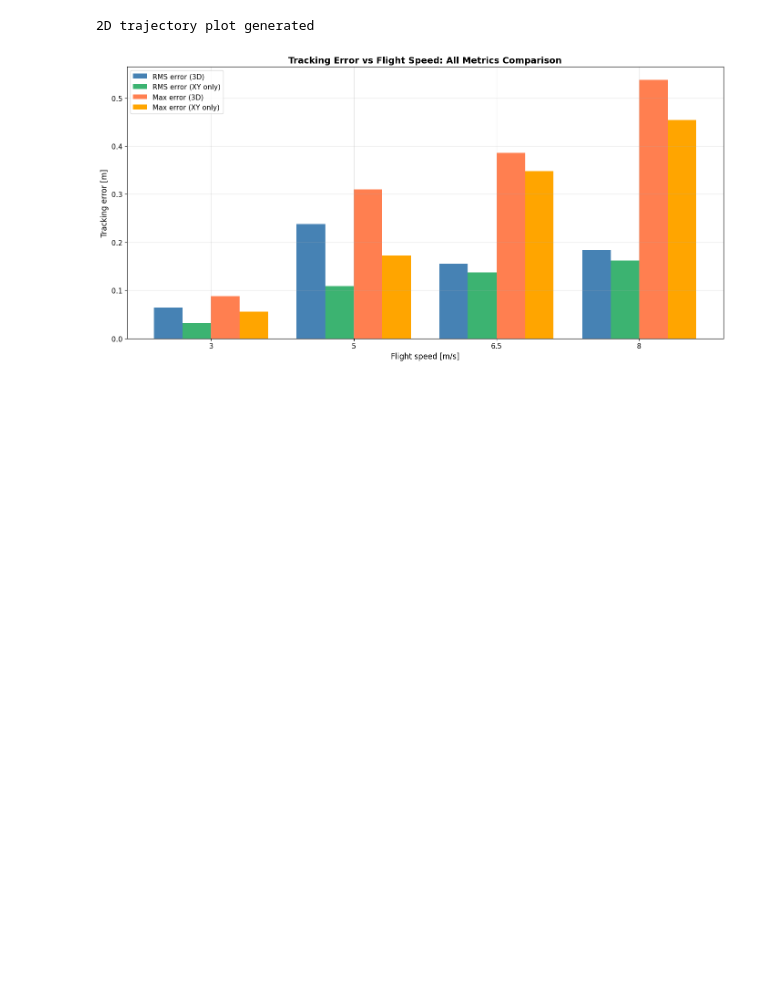
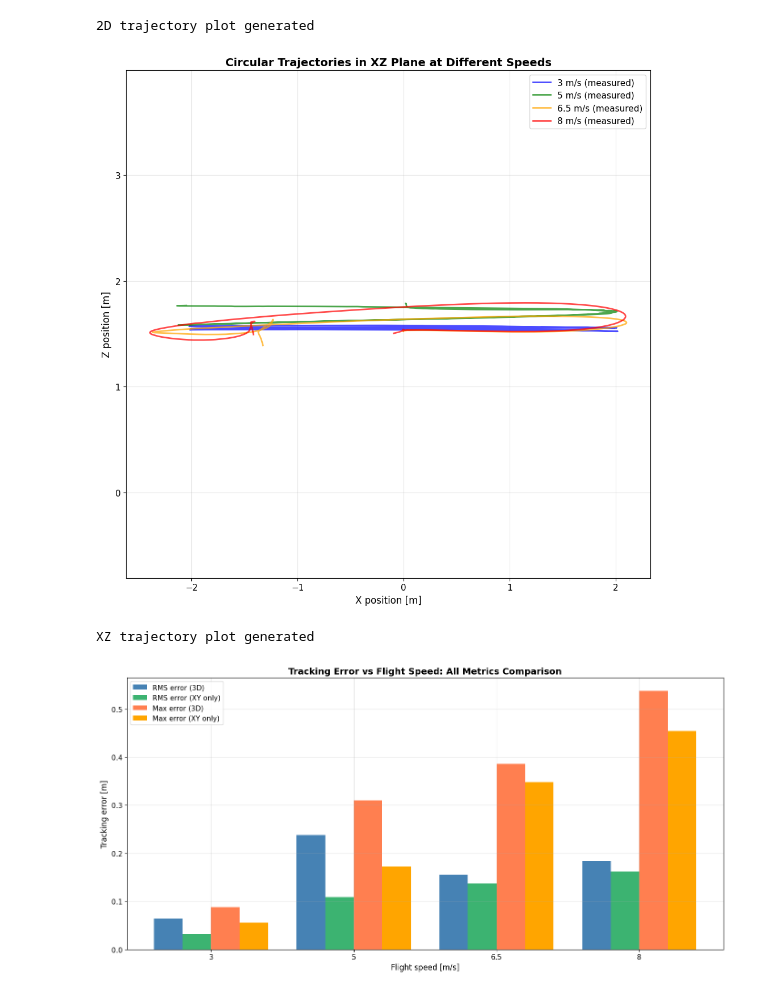
Before and after one commit to Nebukadnezarus/MasterTheses, a Jupyter notebook: scripts/circle_agility_analysis.ipynb, the cells around one changed output. Drawn from its saved outputs; the diff is of its cells as text; code cells hidden in the pictures; blank space fills up the shorter version.

```diff
--- a/scripts/circle_agility_analysis.ipynb
+++ b/scripts/circle_agility_analysis.ipynb
@@ -463,6 +463,37 @@ print("2D trajectory plot generated")
 # %% [output]
 [figure]
 2D trajectory plot generated
+# %%
+# Plot 1b: XZ plane trajectories for all speeds
+fig, ax = plt.subplots(figsize=(10, 10))
+
+colors = {3: 'blue', 5: 'green', 6.5: 'orange', 8: 'red'}
+
+for speed in speeds:
+    if 'x_measured' not in data[speed] or 'z_measured' not in data[speed]:
+        print(f"Warning: Skipping speed {speed} m/s - missing position data for XZ plot")
+        continue
+
+    x_meas = data[speed]['x_measured']['value'].values
+    z_meas = data[speed]['z_measured']['value'].values
+
+    ax.plot(x_meas, z_meas, color=colors[speed],
+            label=f'{speed} m/s (measured)', linewidth=2, alpha=0.7)
+
+ax.set_xlabel('X position [m]', fontsize=12)
+ax.set_ylabel('Z position [m]', fontsize=12)
+ax.set_title('Circular Trajectories in XZ Plane at Different Speeds', fontsize=14, fontweight='bold')
+ax.legend(fontsize=11)
+ax.axis('equal')
+ax.grid(True, alpha=0.3)
+
+plt.tight_layout()
+plt.show()
+
+print("XZ trajectory plot generated")
+# %% [output]
+[figure, added]
+XZ trajectory plot generated
 # %%
 # Plot 2: Tracking error vs speed - showing all metrics in one plot
 fig, ax = plt.subplots(figsize=(14, 7))
```
Also changed, not shown: parts of 4 cells of this notebook, 36 other files.
